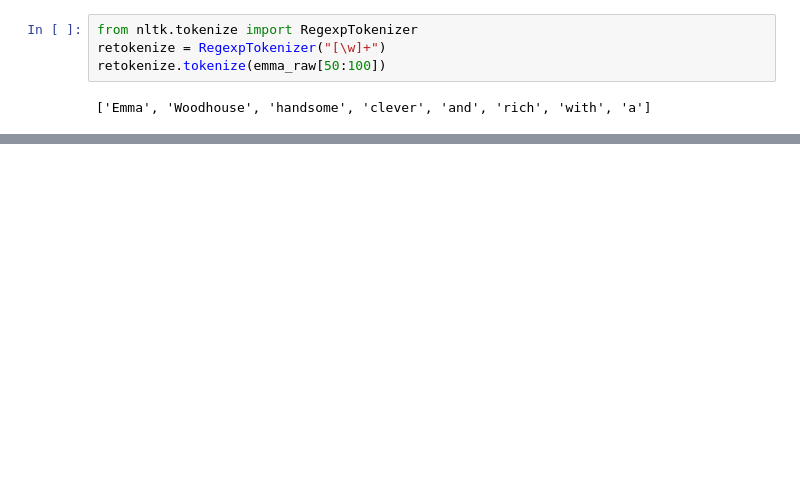
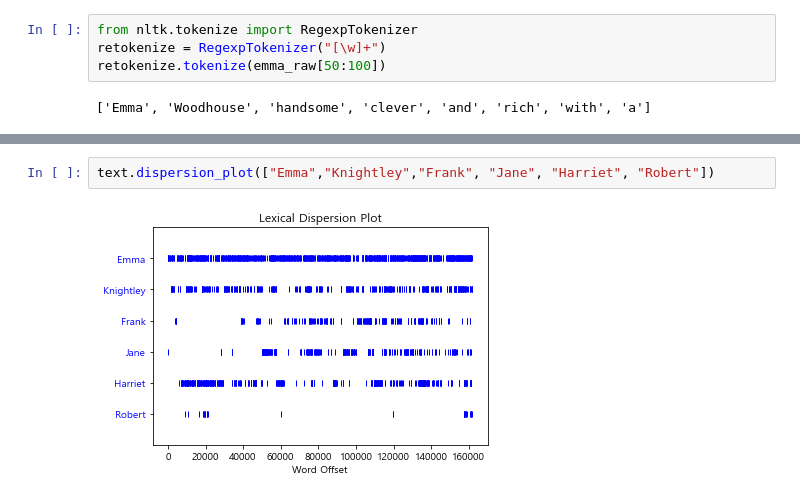
Before and after one commit to yschoi9930/JupyterNotebook, a Jupyter notebook: Practice/210126.ipynb, the cells around one changed output, grey strips where cells are left out. Cells and saved outputs as stored; diff of their text form; blank space fills up the shorter version.

```diff
--- a/Practice/210126.ipynb
+++ b/Practice/210126.ipynb
@@ -106,0 +87,4 @@ retokenize.tokenize(emma_raw[50:100])
+# %%
+text.dispersion_plot(["Emma","Knightley","Frank", "Jane", "Harriet", "Robert"])
+# %% [output]
+[figure, added]
```
Also changed, not shown: parts of 21 cells of this notebook.
